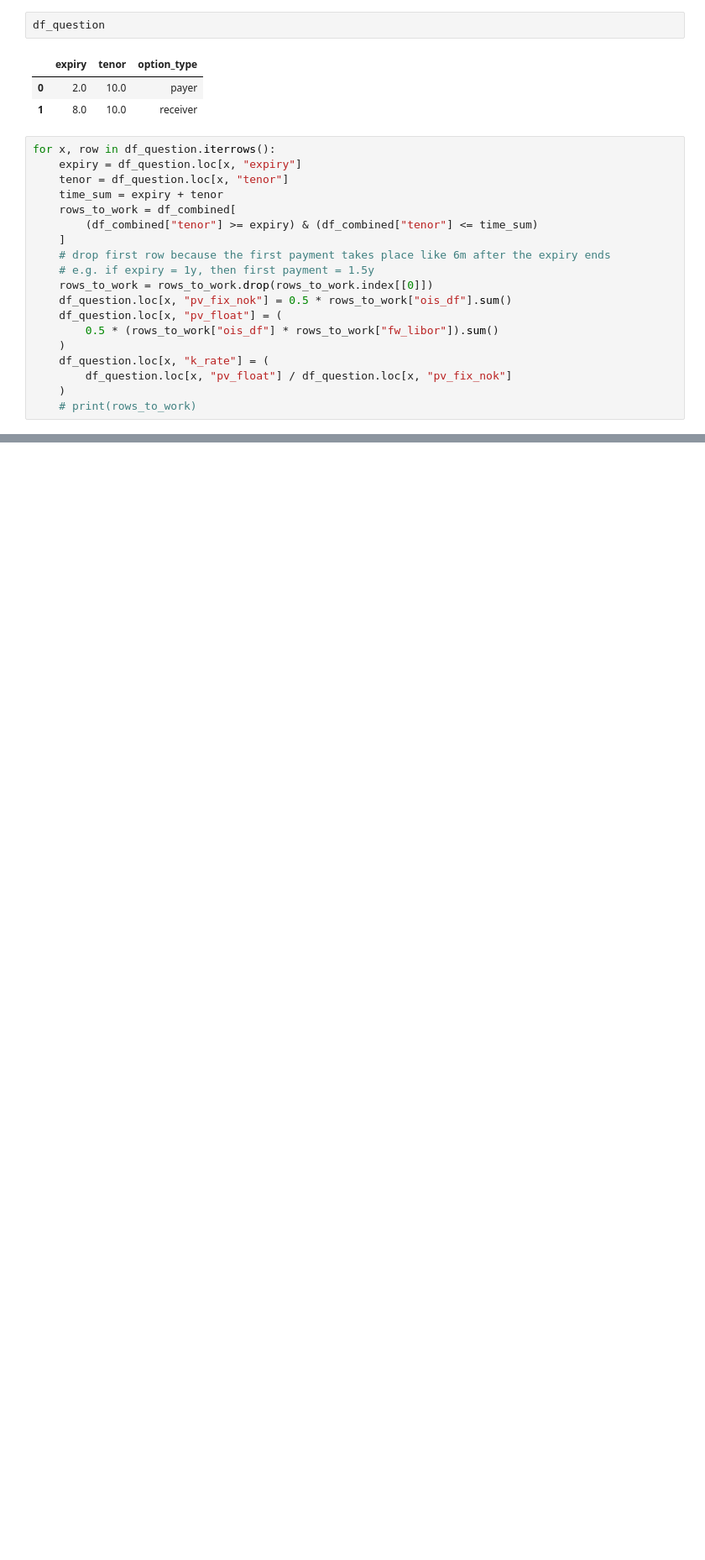
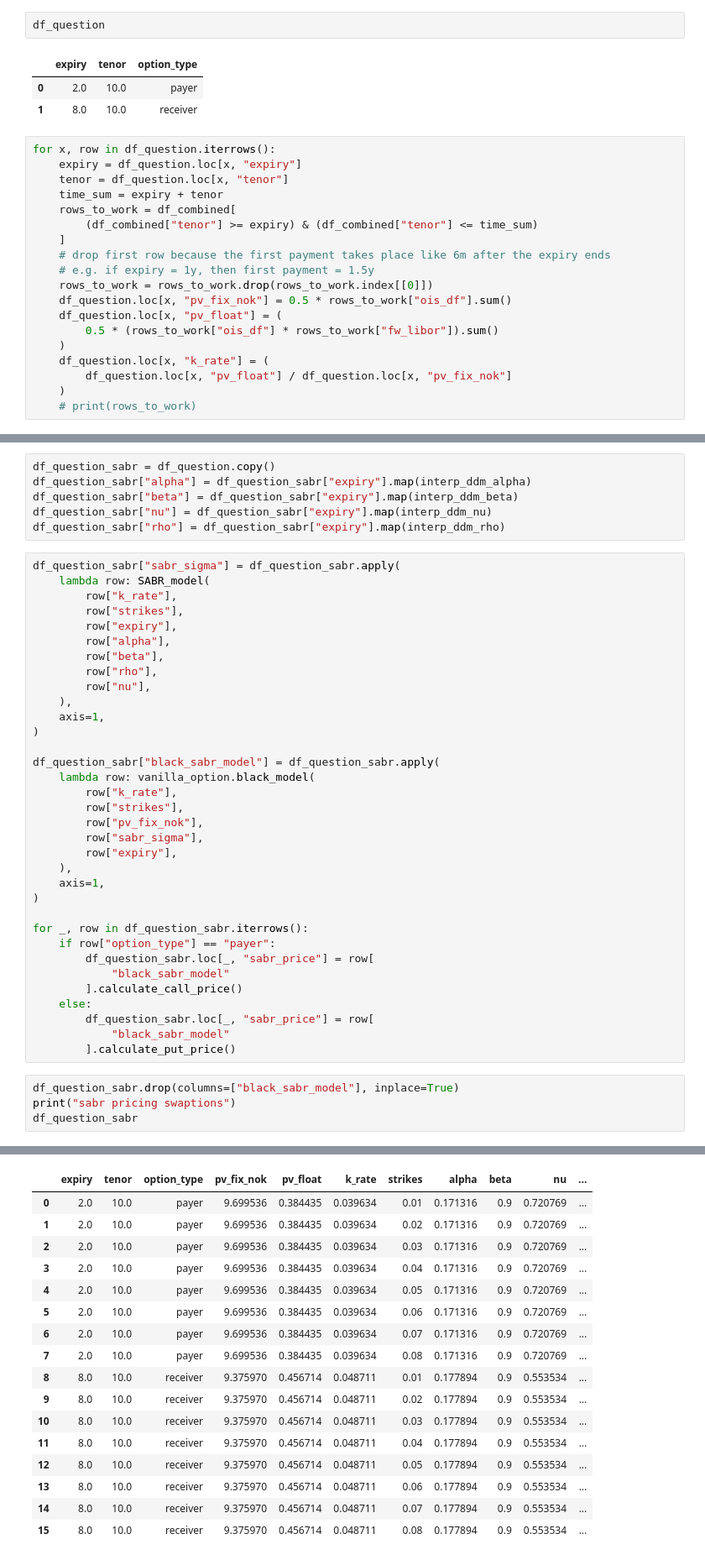
Before and after one commit to andreignatius/fixed-income, a Jupyter notebook: swaption_calibration/jos_part_2.ipynb, the cells around one changed output, grey strips where cells are left out. Shown at 84% size. Cells and saved outputs as stored; diff of their text form; blank space fills up the shorter version.

```diff
--- a/swaption_calibration/jos_part_2.ipynb
+++ b/swaption_calibration/jos_part_2.ipynb
@@ -720,0 +773,45 @@ df_question
+# %%
+df_question_sabr = df_question.copy()
+df_question_sabr["alpha"] = df_question_sabr["expiry"].map(interp_ddm_alpha)
+df_question_sabr["beta"] = df_question_sabr["expiry"].map(interp_ddm_beta)
+df_question_sabr["nu"] = df_question_sabr["expiry"].map(interp_ddm_nu)
+df_question_sabr["rho"] = df_question_sabr["expiry"].map(interp_ddm_rho)
+# %%
+df_question_sabr["sabr_sigma"] = df_question_sabr.apply(
+    lambda row: SABR_model(
+        row["k_rate"],
+        row["strikes"],
+        row["expiry"],
+        row["alpha"],
+        row["beta"],
+        row["rho"],
+        row["nu"],
+    ),
+    axis=1,
+)
+
+df_question_sabr["black_sabr_model"] = df_question_sabr.apply(
+    lambda row: vanilla_option.black_model(
+        row["k_rate"],
+        row["strikes"],
+        row["pv_fix_nok"],
+        row["sabr_sigma"],
+        row["expiry"],
+    ),
+    axis=1,
+)
+
+for _, row in df_question_sabr.iterrows():
+    if row["option_type"] == "payer":
+        df_question_sabr.loc[_, "sabr_price"] = row[
+            "black_sabr_model"
+        ].calculate_call_price()
+    else:
+        df_question_sabr.loc[_, "sabr_price"] = row[
+            "black_sabr_model"
+        ].calculate_put_price()
+# %%
+df_question_sabr.drop(columns=["black_sabr_model"], inplace=True)
+print("sabr pricing swaptions")
+df_question_sabr
+# %% [output]
@@ -720,0 +819,17 @@ df_question
+|  | expiry | tenor | option_type | pv_fix_nok | pv_float | k_rate | strikes | alpha | beta | nu | ... |
+| 0 | 2.0 | 10.0 | payer | 9.699536 | 0.384435 | 0.039634 | 0.01 | 0.171316 | 0.9 | 0.720769 | ... |
+| 1 | 2.0 | 10.0 | payer | 9.699536 | 0.384435 | 0.039634 | 0.02 | 0.171316 | 0.9 | 0.720769 | ... |
+| 2 | 2.0 | 10.0 | payer | 9.699536 | 0.384435 | 0.039634 | 0.03 | 0.171316 | 0.9 | 0.720769 | ... |
+| 3 | 2.0 | 10.0 | payer | 9.699536 | 0.384435 | 0.039634 | 0.04 | 0.171316 | 0.9 | 0.720769 | ... |
+| 4 | 2.0 | 10.0 | payer | 9.699536 | 0.384435 | 0.039634 | 0.05 | 0.171316 | 0.9 | 0.720769 | ... |
+| 5 | 2.0 | 10.0 | payer | 9.699536 | 0.384435 | 0.039634 | 0.06 | 0.171316 | 0.9 | 0.720769 | ... |
+| 6 | 2.0 | 10.0 | payer | 9.699536 | 0.384435 | 0.039634 | 0.07 | 0.171316 | 0.9 | 0.720769 | ... |
+| 7 | 2.0 | 10.0 | payer | 9.699536 | 0.384435 | 0.039634 | 0.08 | 0.171316 | 0.9 | 0.720769 | ... |
+| 8 | 8.0 | 10.0 | receiver | 9.375970 | 0.456714 | 0.048711 | 0.01 | 0.177894 | 0.9 | 0.553534 | ... |
+| 9 | 8.0 | 10.0 | receiver | 9.375970 | 0.456714 | 0.048711 | 0.02 | 0.177894 | 0.9 | 0.553534 | ... |
+| 10 | 8.0 | 10.0 | receiver | 9.375970 | 0.456714 | 0.048711 | 0.03 | 0.177894 | 0.9 | 0.553534 | ... |
+| 11 | 8.0 | 10.0 | receiver | 9.375970 | 0.456714 | 0.048711 | 0.04 | 0.177894 | 0.9 | 0.553534 | ... |
+| 12 | 8.0 | 10.0 | receiver | 9.375970 | 0.456714 | 0.048711 | 0.05 | 0.177894 | 0.9 | 0.553534 | ... |
+| 13 | 8.0 | 10.0 | receiver | 9.375970 | 0.456714 | 0.048711 | 0.06 | 0.177894 | 0.9 | 0.553534 | ... |
+| 14 | 8.0 | 10.0 | receiver | 9.375970 | 0.456714 | 0.048711 | 0.07 | 0.177894 | 0.9 | 0.553534 | ... |
+| 15 | 8.0 | 10.0 | receiver | 9.375970 | 0.456714 | 0.048711 | 0.08 | 0.177894 | 0.9 | 0.553534 | ... |
```
Also changed, not shown: parts of 13 cells of this notebook.
